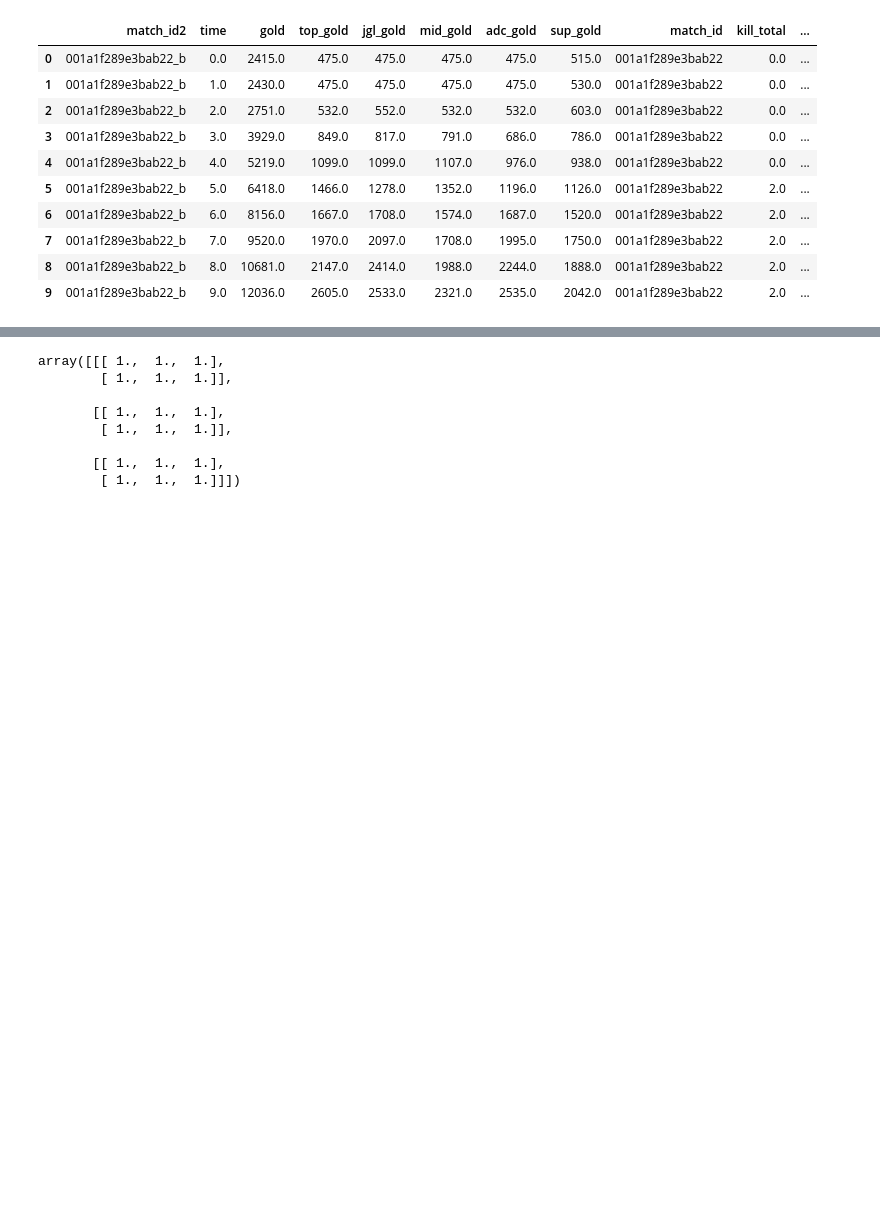
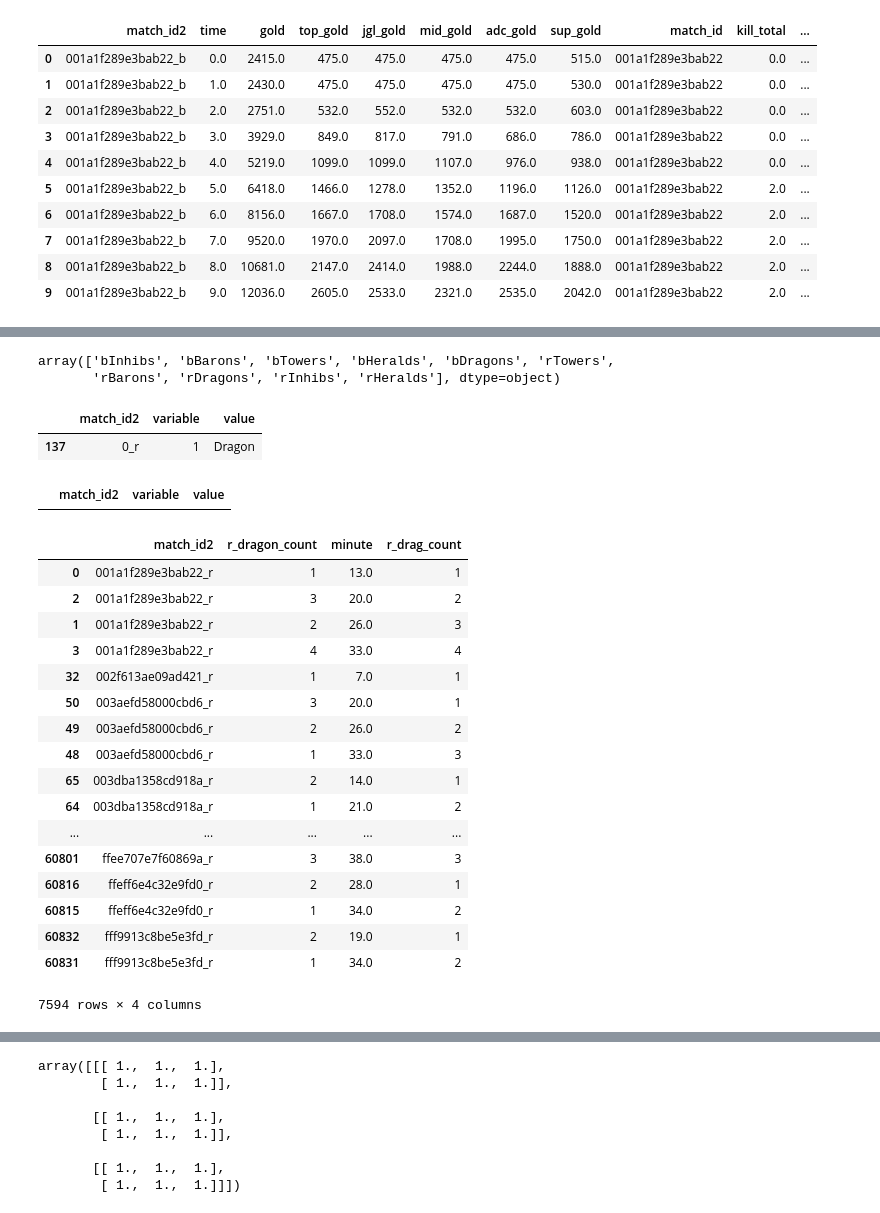
Before and after one commit to MPhillips55/Capstone_Project_2_League_of_Legends, a Jupyter notebook: Machine_Learning/Feature Generation .ipynb, the cells around one changed output, grey strips where cells are left out. Cells and saved outputs as stored; diff of their text form; code cells hidden in the pictures; blank space fills up the shorter version.

Commit message:
started objects

```diff
--- a/Machine_Learning/Feature Generation .ipynb
+++ b/Machine_Learning/Feature Generation .ipynb
@@ -610,0 +734,5 @@ tdf.to_csv('tdf.csv')
+# %%
+dfo['ObjType'].unique()
+# %% [output]
+array(['bInhibs', 'bBarons', 'bTowers', 'bHeralds', 'bDragons', 'rTowers',
+       'rBarons', 'rDragons', 'rInhibs', 'rHeralds'], dtype=object)
@@ -610,0 +751,56 @@ tdf.to_csv('tdf.csv')
+# %%
+idfb.drop('ObjType',axis=1,inplace=True)
+bdfb.drop('ObjType',axis=1,inplace=True)
+tdfb.drop('ObjType',axis=1,inplace=True)
+hdfb.drop('ObjType',axis=1,inplace=True)
+ddfb.drop('ObjType',axis=1,inplace=True)
+
+idfr.drop('ObjType',axis=1,inplace=True)
+bdfr.drop('ObjType',axis=1,inplace=True)
+tdfr.drop('ObjType',axis=1,inplace=True)
+hdfr.drop('ObjType',axis=1,inplace=True)
+ddfr.drop('ObjType',axis=1,inplace=True)
+# %%
+# reshape using melt
+# make sure the 'minute' column is cast as int
+ddfrm = pd.melt(ddfr, id_vars=['match_id2'])
+ddfrm.variable = ddfrm.variable.astype(int)
+# %%
+ddfrm.loc[(ddfrm['value'] == 'Dragon'),]
+# %% [output]
+|  | match_id2 | variable | value |
+| 137 | 0_r | 1 | Dragon |
+# %%
+ddfrm.drop(137,inplace=True)
+ddfrm.loc[(ddfrm['value'] == 'Dragon'),]
+# %% [output]
+|  | match_id2 | variable | value |
+# %%
+ddfrm.sort_values(['match_id2','variable'],inplace=True)
+ddfrm['value'] = ddfrm['value'].astype(float).round()
+ddfrm.reset_index(drop=True,inplace=True)
+# %%
+ddfrm = ddfrm[(ddfrm != 0).all(1)]
+ddfrm.rename(columns={'variable':'r_dragon_count','value':'minute'},inplace=True)
+ddfrm.sort_values(['match_id2', 'minute'],inplace=True)
+ddfrm['r_drag_count'] = ddfrm.groupby('match_id2').cumcount() + 1
+ddfrm
+# %% [output]
+|  | match_id2 | r_dragon_count | minute | r_drag_count |
+| 0 | 001a1f289e3bab22_r | 1 | 13.0 | 1 |
+| 2 | 001a1f289e3bab22_r | 3 | 20.0 | 2 |
+| 1 | 001a1f289e3bab22_r | 2 | 26.0 | 3 |
+| 3 | 001a1f289e3bab22_r | 4 | 33.0 | 4 |
+| 32 | 002f613ae09ad421_r | 1 | 7.0 | 1 |
+| 50 | 003aefd58000cbd6_r | 3 | 20.0 | 1 |
+| 49 | 003aefd58000cbd6_r | 2 | 26.0 | 2 |
+| 48 | 003aefd58000cbd6_r | 1 | 33.0 | 3 |
+| 65 | 003dba1358cd918a_r | 2 | 14.0 | 1 |
+| 64 | 003dba1358cd918a_r | 1 | 21.0 | 2 |
+| ... | ... | ... | ... | ... |
+| 60801 | ffee707e7f60869a_r | 3 | 38.0 | 3 |
+| 60816 | ffeff6e4c32e9fd0_r | 2 | 28.0 | 1 |
+| 60815 | ffeff6e4c32e9fd0_r | 1 | 34.0 | 2 |
+| 60832 | fff9913c8be5e3fd_r | 2 | 19.0 | 1 |
+| 60831 | fff9913c8be5e3fd_r | 1 | 34.0 | 2 |
+7594 rows × 4 columns
```
Also changed, not shown: parts of 21 cells of this notebook.
